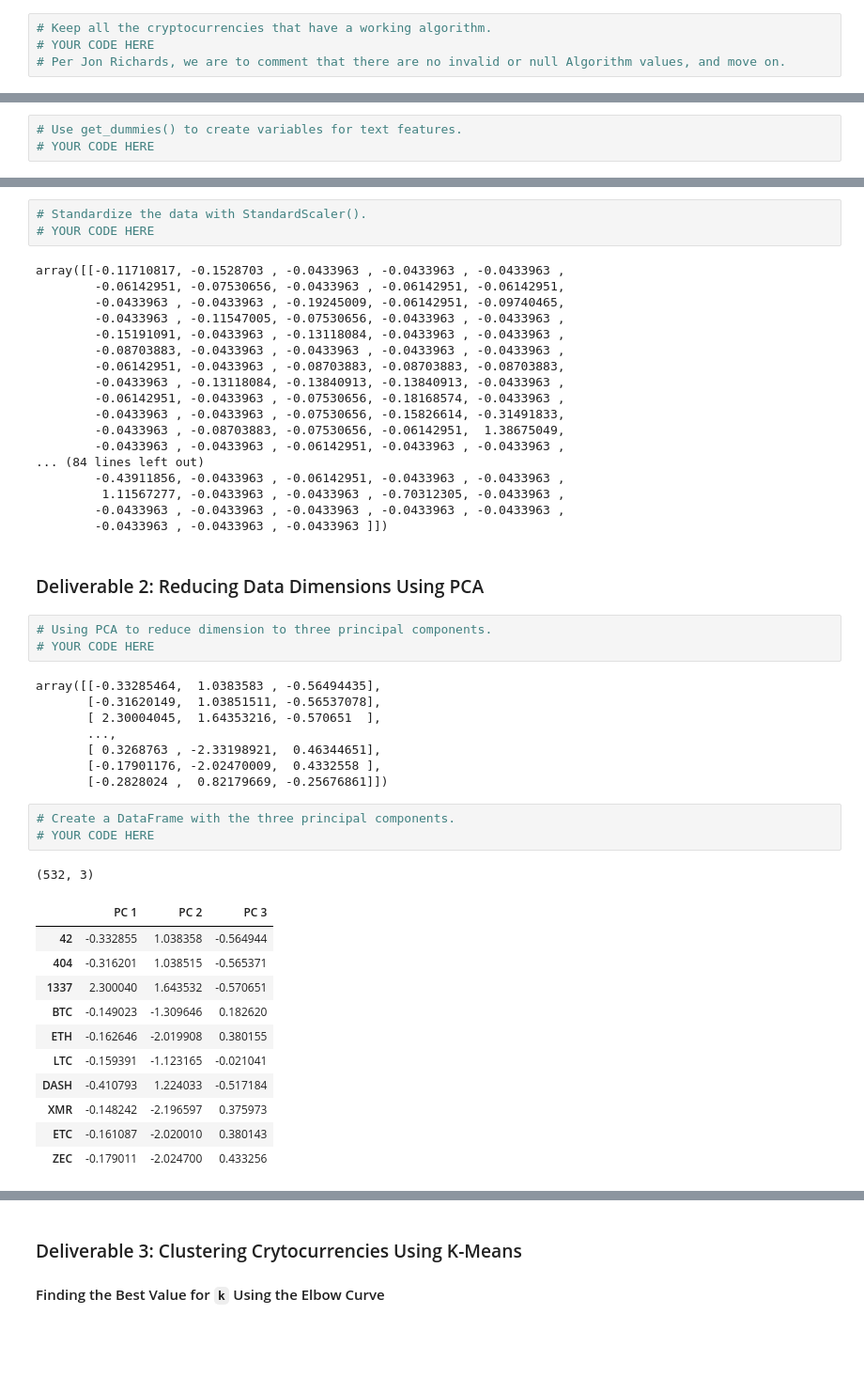
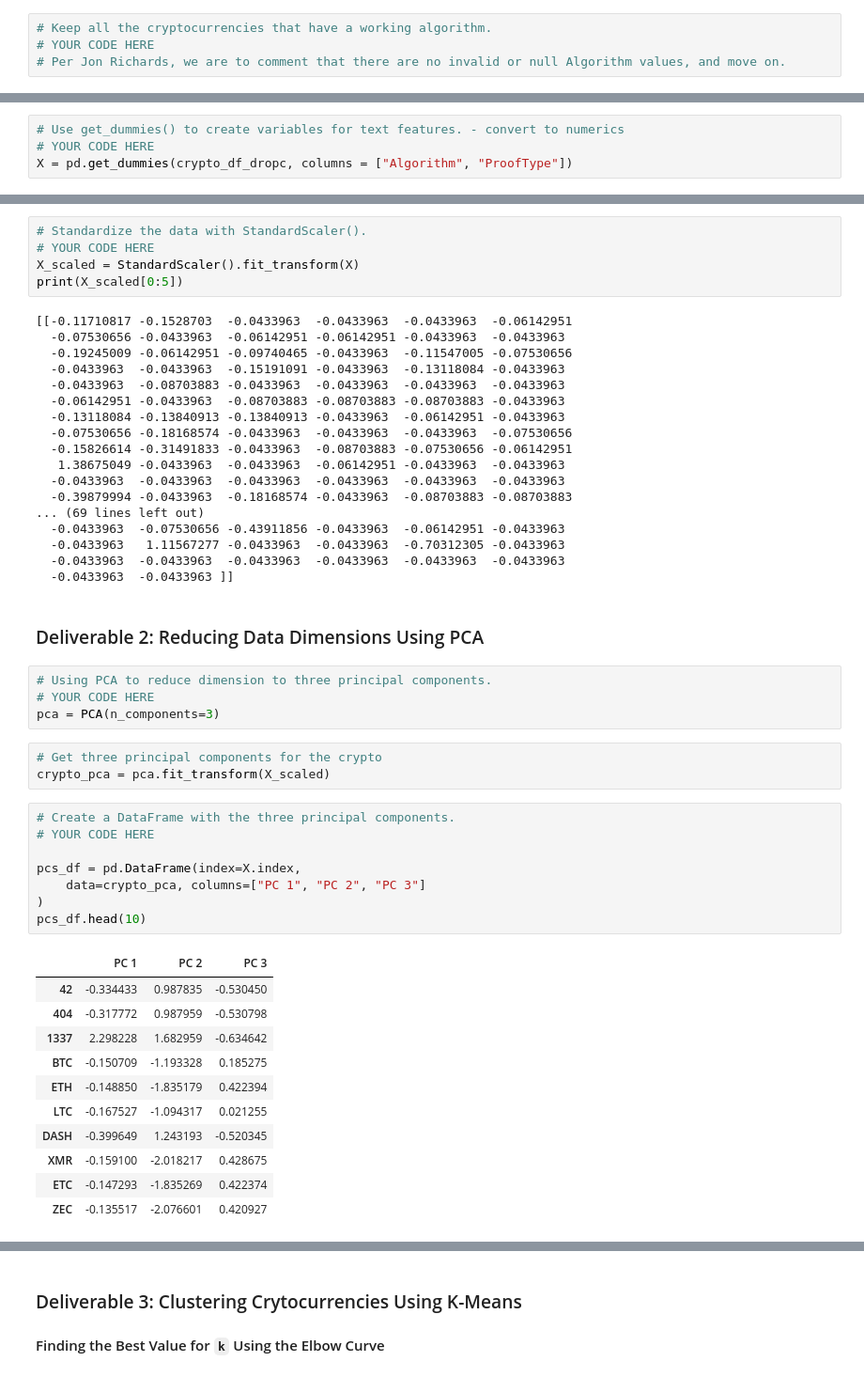
Before and after one commit to abtieku/Cryptocurrencies, a Jupyter notebook: crypto_clustering.ipynb, the cells around one changed output, grey strips where cells are left out. Shown at 94% size. Saved outputs shown, nothing was run; the diff lists cells and outputs as text; blank space fills up the shorter version.

```diff
--- a/crypto_clustering.ipynb
+++ b/crypto_clustering.ipynb
@@ -173,3 +215,4 @@ print(crypto_df)
 # %%
-# Use get_dummies() to create variables for text features.
+# Use get_dummies() to create variables for text features. - convert to numerics
 # YOUR CODE HERE
+X = pd.get_dummies(crypto_df_dropc, columns = ["Algorithm", "ProofType"])
@@ -190,50 +235,52 @@ print(crypto_df)
 # %%
 # Standardize the data with StandardScaler().
 # YOUR CODE HERE
+X_scaled = StandardScaler().fit_transform(X)
+print(X_scaled[0:5])
 # %% [output]
-array([[-0.11710817, -0.1528703 , -0.0433963 , -0.0433963 , -0.0433963 ,
-        -0.06142951, -0.07530656, -0.0433963 , -0.06142951, -0.06142951,
-        -0.0433963 , -0.0433963 , -0.19245009, -0.06142951, -0.09740465,
-        -0.0433963 , -0.11547005, -0.07530656, -0.0433963 , -0.0433963 ,
-        -0.15191091, -0.0433963 , -0.13118084, -0.0433963 , -0.0433963 ,
-        -0.08703883, -0.0433963 , -0.0433963 , -0.0433963 , -0.0433963 ,
-        -0.06142951, -0.0433963 , -0.08703883, -0.08703883, -0.08703883,
-        -0.0433963 , -0.13118084, -0.13840913, -0.13840913, -0.0433963 ,
-        -0.06142951, -0.0433963 , -0.07530656, -0.18168574, -0.0433963 ,
-        -0.0433963 , -0.0433963 , -0.07530656, -0.15826614, -0.31491833,
-        -0.0433963 , -0.08703883, -0.07530656, -0.06142951,  1.38675049,
-        -0.0433963 , -0.0433963 , -0.06142951, -0.0433963 , -0.0433963 ,
-... (84 lines left out)
-        -0.43911856, -0.0433963 , -0.06142951, -0.0433963 , -0.0433963 ,
-         1.11567277, -0.0433963 , -0.0433963 , -0.70312305, -0.0433963 ,
-        -0.0433963 , -0.0433963 , -0.0433963 , -0.0433963 , -0.0433963 ,
-        -0.0433963 , -0.0433963 , -0.0433963 ]])
+[[-0.11710817 -0.1528703  -0.0433963  -0.0433963  -0.0433963  -0.06142951
+  -0.07530656 -0.0433963  -0.06142951 -0.06142951 -0.0433963  -0.0433963
+  -0.19245009 -0.06142951 -0.09740465 -0.0433963  -0.11547005 -0.07530656
+  -0.0433963  -0.0433963  -0.15191091 -0.0433963  -0.13118084 -0.0433963
+  -0.0433963  -0.08703883 -0.0433963  -0.0433963  -0.0433963  -0.0433963
+  -0.06142951 -0.0433963  -0.08703883 -0.08703883 -0.08703883 -0.0433963
+  -0.13118084 -0.13840913 -0.13840913 -0.0433963  -0.06142951 -0.0433963
+  -0.07530656 -0.18168574 -0.0433963  -0.0433963  -0.0433963  -0.07530656
+  -0.15826614 -0.31491833 -0.0433963  -0.08703883 -0.07530656 -0.06142951
+   1.38675049 -0.0433963  -0.0433963  -0.06142951 -0.0433963  -0.0433963
+  -0.0433963  -0.0433963  -0.0433963  -0.0433963  -0.0433963  -0.0433963
+  -0.39879994 -0.0433963  -0.18168574 -0.0433963  -0.08703883 -0.08703883
+... (69 lines left out)
+  -0.0433963  -0.07530656 -0.43911856 -0.0433963  -0.06142951 -0.0433963
+  -0.0433963   1.11567277 -0.0433963  -0.0433963  -0.70312305 -0.0433963
+  -0.0433963  -0.0433963  -0.0433963  -0.0433963  -0.0433963  -0.0433963
+  -0.0433963  -0.0433963 ]]
 # %% [markdown]
 ### Deliverable 2: Reducing Data Dimensions Using PCA
 # %%
 # Using PCA to reduce dimension to three principal components.
 # YOUR CODE HERE
+pca = PCA(n_components=3)
-# %% [output]
-array([[-0.33285464,  1.0383583 , -0.56494435],
-       [-0.31620149,  1.03851511, -0.56537078],
-       [ 2.30004045,  1.64353216, -0.570651  ],
-       ...,
-       [ 0.3268763 , -2.33198921,  0.46344651],
-       [-0.17901176, -2.02470009,  0.4332558 ],
-       [-0.2828024 ,  0.82179669, -0.25676861]])
+# %%
+# Get three principal components for the crypto
+crypto_pca = pca.fit_transform(X_scaled)
 # %%
 # Create a DataFrame with the three principal components.
 # YOUR CODE HERE
+
+pcs_df = pd.DataFrame(index=X.index,
+    data=crypto_pca, columns=["PC 1", "PC 2", "PC 3"]
+)
+pcs_df.head(10)
 # %% [output]
-(532, 3)
 |  | PC 1 | PC 2 | PC 3 |
-| 42 | -0.332855 | 1.038358 | -0.564944 |
-| 404 | -0.316201 | 1.038515 | -0.565371 |
-| 1337 | 2.300040 | 1.643532 | -0.570651 |
-| BTC | -0.149023 | -1.309646 | 0.182620 |
-| ETH | -0.162646 | -2.019908 | 0.380155 |
-| LTC | -0.159391 | -1.123165 | -0.021041 |
-| DASH | -0.410793 | 1.224033 | -0.517184 |
-| XMR | -0.148242 | -2.196597 | 0.375973 |
-| ETC | -0.161087 | -2.020010 | 0.380143 |
-| ZEC | -0.179011 | -2.024700 | 0.433256 |
+| 42 | -0.334433 | 0.987835 | -0.530450 |
+| 404 | -0.317772 | 0.987959 | -0.530798 |
+| 1337 | 2.298228 | 1.682959 | -0.634642 |
+| BTC | -0.150709 | -1.193328 | 0.185275 |
+| ETH | -0.148850 | -1.835179 | 0.422394 |
+| LTC | -0.167527 | -1.094317 | 0.021255 |
+| DASH | -0.399649 | 1.243193 | -0.520345 |
+| XMR | -0.159100 | -2.018217 | 0.428675 |
+| ETC | -0.147293 | -1.835269 | 0.422374 |
+| ZEC | -0.135517 | -2.076601 | 0.420927 |
```
Also changed, not shown: parts of 43 cells of this notebook.
